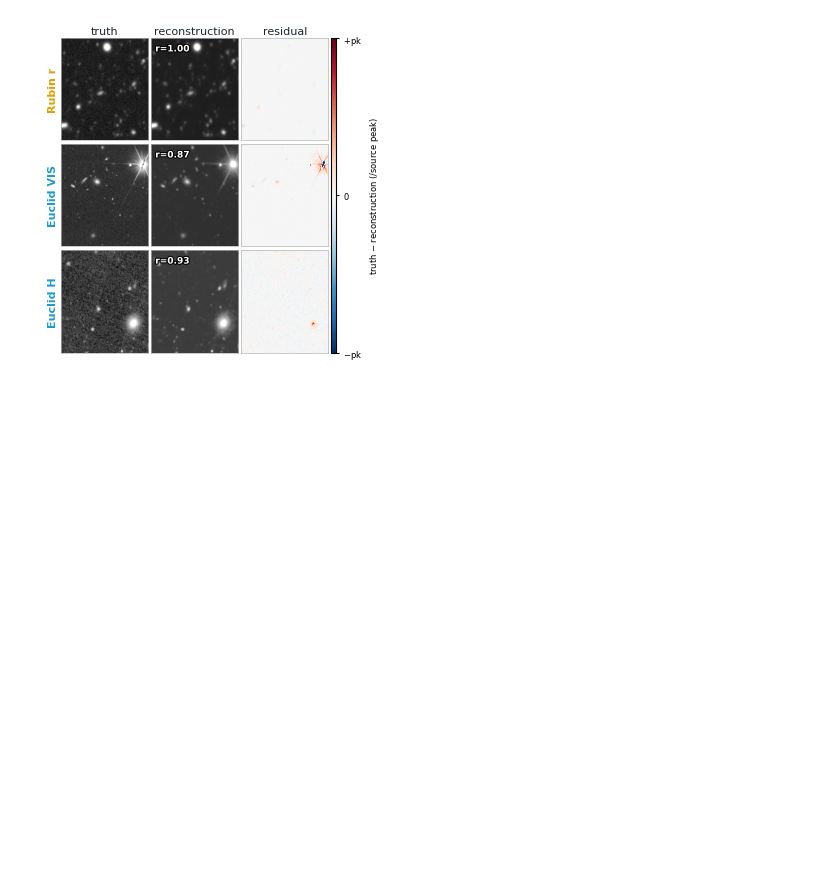
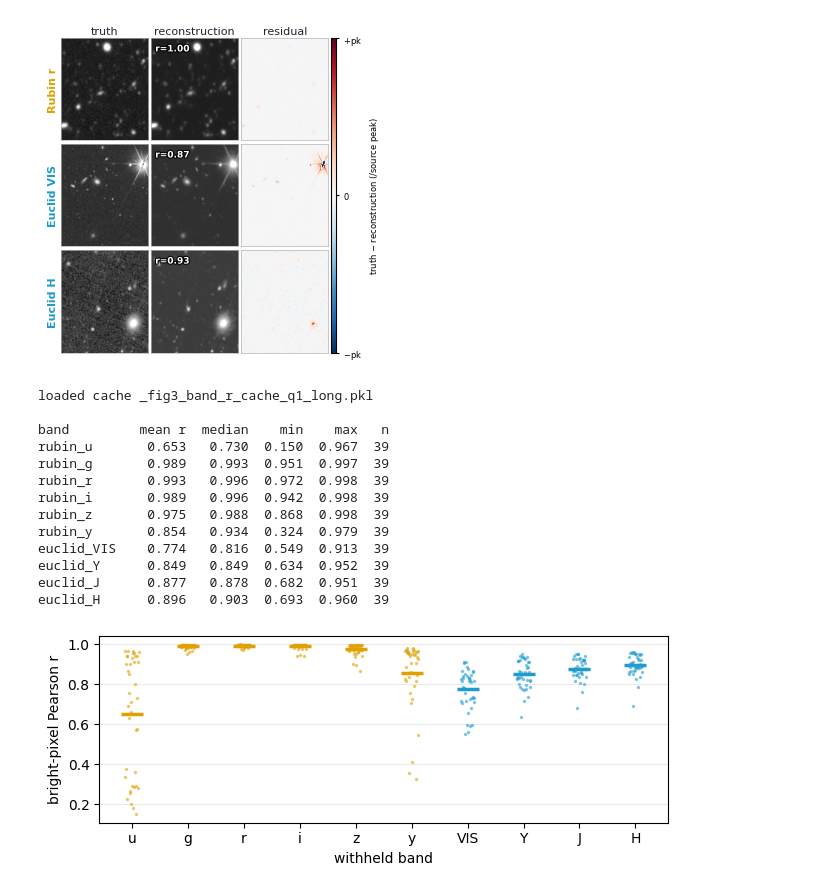
Before and after one commit to xoubish/JAISP, a Jupyter notebook: paper/paper_figures/figure_3_reconstruction.ipynb, the cells around one changed output. Drawn from its saved outputs; the diff is of its cells as text; code cells hidden in the pictures; blank space fills up the shorter version.

```diff
--- a/paper/paper_figures/figure_3_reconstruction.ipynb
+++ b/paper/paper_figures/figure_3_reconstruction.ipynb
@@ -159,3 +167,68 @@ euclid_VIS  tile 616 (tile_x02048_y02304_tract5063_patch_5)  r=0.867
 euclid_H    tile 511 (tile_x01792_y01024_tract5063_patch_24)  r=0.927
 SAVED -> /home/shemmati/Work/Projects/JAISP/paper/figures/fig3_reconstruction.png
 [figure]
+# %%
+# ============ PER-BAND FIDELITY OVER ALL HELD-OUT TILES ============
+# For every held-out tile, withhold each band in turn and record the same
+# bright-pixel Pearson r the figure annotates (top 10% info-weighted pixels,
+# full tile). Cached — delete the pkl to recompute (~15 min on GPU).
+# These are the per-band numbers quoted in the caption and Sec. 4.
+import pickle
+CACHE = Path('_fig3_band_r_cache_q1_long.pkl')
+if CACHE.exists():
+    PER_TILE_R = pickle.load(open(CACHE, 'rb'))
+    print(f'loaded cache {CACHE}')
+else:
+    PER_TILE_R = {}   # band -> list of (tile_idx, r)
+    for n, idx in enumerate(VAL_IDX):
+        s = DS[idx]; pool = {}; pool.update(s['rubin']); pool.update(s.get('euclid', {}))
+        for band in pool:
+            ctx = [x for x in pool if x != band]
+            ci = {x: pool[x]['image'].unsqueeze(0).to(DEV) for x in ctx}
+            cr = {x: pool[x]['rms'].unsqueeze(0).to(DEV) for x in ctx}
+            ti = pool[band]['image'].unsqueeze(0).to(DEV); tr = pool[band]['rms'].unsqueeze(0).to(DEV)
+            with torch.no_grad():
+                out = MODEL(ci, cr, band, ti, tr)
+            truth = out['target_norm'][0, 0].cpu().numpy(); pred = out['pred'][0, 0].cpu().numpy()
+            info = out['info_weights'][0, 0].cpu().numpy(); m = info >= np.nanpercentile(info, 90)
+            PER_TILE_R.setdefault(band, []).append((idx, float(np.corrcoef(truth[m], pred[m])[0, 1])))
+        print(f'{n+1}/{len(VAL_IDX)} tiles', end='\r')
+    pickle.dump(PER_TILE_R, open(CACHE, 'wb'))
+    print(f'\nsaved cache -> {CACHE}')
+
+ORDER = ['rubin_u', 'rubin_g', 'rubin_r', 'rubin_i', 'rubin_z', 'rubin_y',
+         'euclid_VIS', 'euclid_Y', 'euclid_J', 'euclid_H']
+ORDER = [b for b in ORDER if b in PER_TILE_R]
+print(f'\n{"band":11s} {"mean r":>7s} {"median":>7s} {"min":>6s} {"max":>6s} {"n":>3s}')
+for b in ORDER:
+    rs = np.array([r for _, r in PER_TILE_R[b]])
+    print(f'{b:11s} {rs.mean():7.3f} {np.median(rs):7.3f} {rs.min():6.3f} {rs.max():6.3f} {len(rs):3d}')
+
+# strip plot: per-tile r with the mean marked, Rubin gold / Euclid blue
+fig, ax = plt.subplots(figsize=(6.5, 2.6))
+for k, b in enumerate(ORDER):
+    rs = np.array([r for _, r in PER_TILE_R[b]])
+    col = '#e0a000' if b.startswith('rubin') else '#1f9bcf'
+    ax.plot(np.full_like(rs, k) + np.linspace(-0.12, 0.12, len(rs)), rs, '.', ms=3, color=col, alpha=0.45)
+    ax.plot(k, rs.mean(), '_', ms=16, mew=2.5, color=col)
+ax.set_xticks(range(len(ORDER)))
+ax.set_xticklabels([b.split('_')[1] for b in ORDER])
+ax.set_ylabel('bright-pixel Pearson r')
+ax.set_xlabel('withheld band')
+ax.grid(alpha=0.25, axis='y')
+plt.tight_layout(); plt.show()
+# %% [output]
+loaded cache _fig3_band_r_cache_q1_long.pkl
+
+band         mean r  median    min    max   n
+rubin_u       0.653   0.730  0.150  0.967  39
+rubin_g       0.989   0.993  0.951  0.997  39
+rubin_r       0.993   0.996  0.972  0.998  39
+rubin_i       0.989   0.996  0.942  0.998  39
+rubin_z       0.975   0.988  0.868  0.998  39
+rubin_y       0.854   0.934  0.324  0.979  39
+euclid_VIS    0.774   0.816  0.549  0.913  39
+euclid_Y      0.849   0.849  0.634  0.952  39
+euclid_J      0.877   0.878  0.682  0.951  39
+euclid_H      0.896   0.903  0.693  0.960  39
+[figure, added]
```
Also changed, not shown: parts of 2 cells of this notebook, 4 other files.
